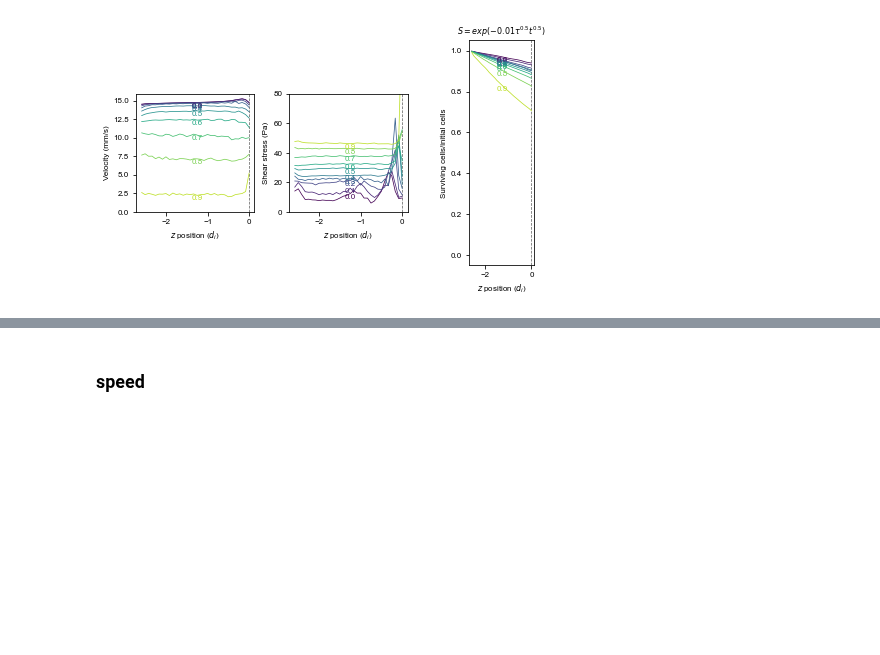
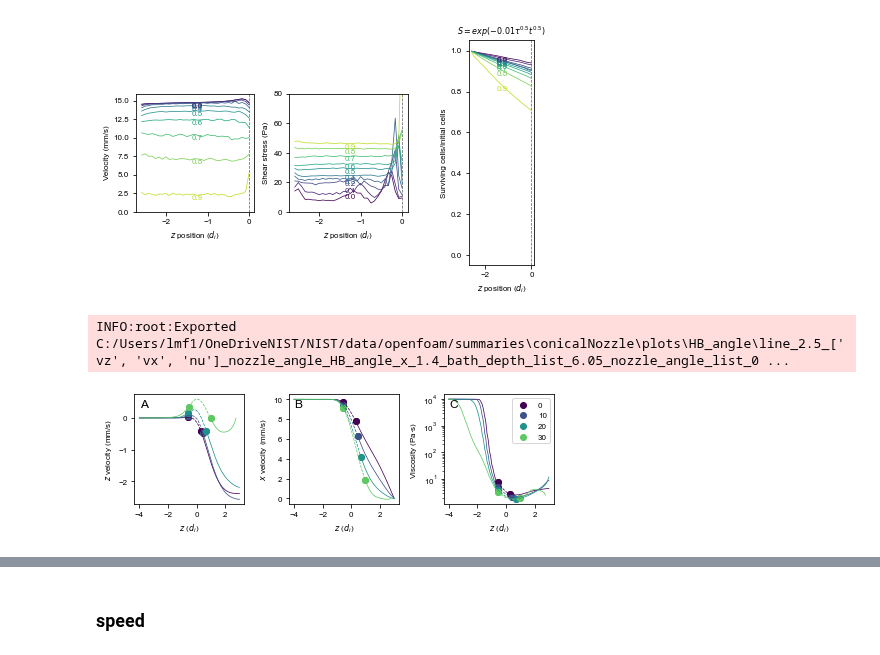
Before and after one commit to usnistgov/openfoamEmbedded3DP, a Jupyter notebook: jupyter_notebooks/interfacemetrics_conicalNozzle.ipynb, the cells around one changed output, grey strips where cells are left out. Drawn from its saved outputs; the diff is of its cells as text; code cells hidden in the pictures; blank space fills up the shorter version.

```diff
--- a/jupyter_notebooks/interfacemetrics_conicalNozzle.ipynb
+++ b/jupyter_notebooks/interfacemetrics_conicalNozzle.ipynb
@@ -144,7 +217,11 @@ INFO:root:Exported C:/Users/lmf1/OneDriveNIST/NIST/data/openfoam/summaries\conic
 # %%
 topfolder = os.path.join(SERVERFOLDER, 'HB_angle')
 linePlots0(topfolder, EXPORTFOLDER, 'nozzle_angle', 2.5, imsize=6.5, yvar=['vz', 'vx', 'nu'],
-           x=1.4, bath_depth_list=[6.05], nozzle_angle_list=[0,10,20,30], export=True, overwrite=True)
+           x=1.4, bath_depth_list=[6.05], nozzle_angle_list=[0,10,20,30], export=True, overwrite=True
+          , zunits='nozzle_inner_width')
+# %% [output]
+INFO:root:Exported C:/Users/lmf1/OneDriveNIST/NIST/data/openfoam/summaries\conicalNozzle\plots\HB_angle\line_2.5_['vz', 'vx', 'nu']_nozzle_angle_HB_angle_x_1.4_bath_depth_list_6.05_nozzle_angle_list_0 ...
+[figure, added]
 # %%
 topfolder = os.path.join(SERVERFOLDER, 'HB_angle')
 # for s in ['a_stre', 'x_viscx', 'y_viscy', 'y_umag']:
```
Also changed, not shown: parts of 15 cells of this notebook, 8 other files.
